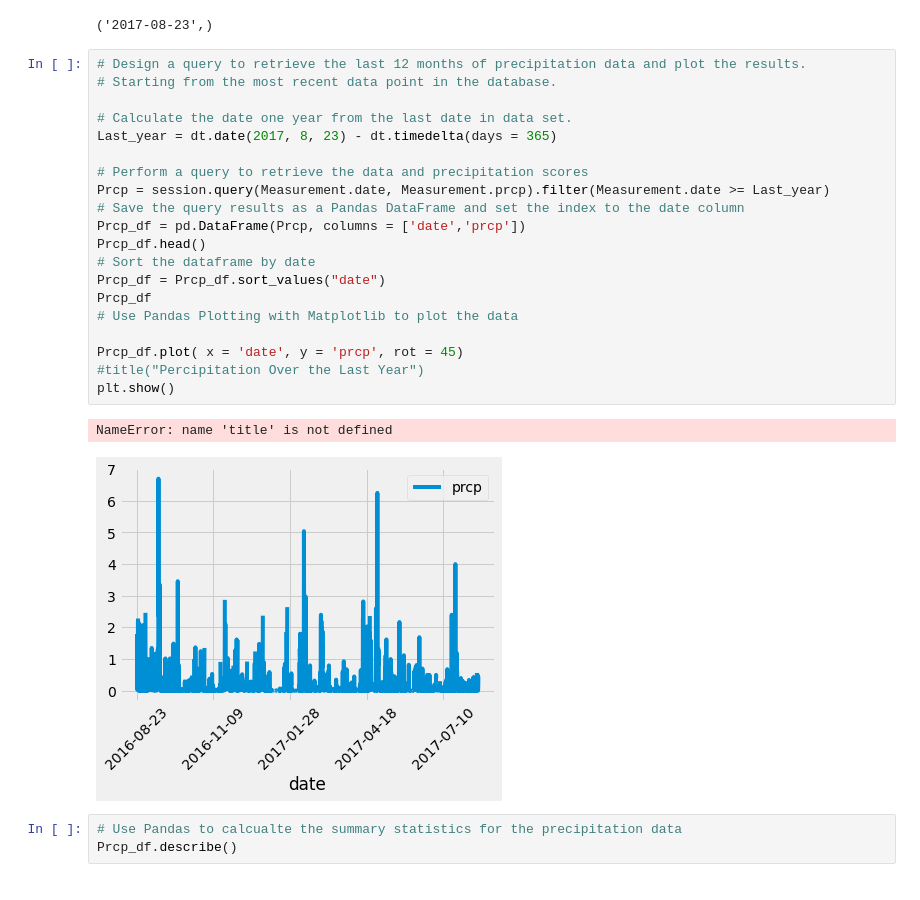
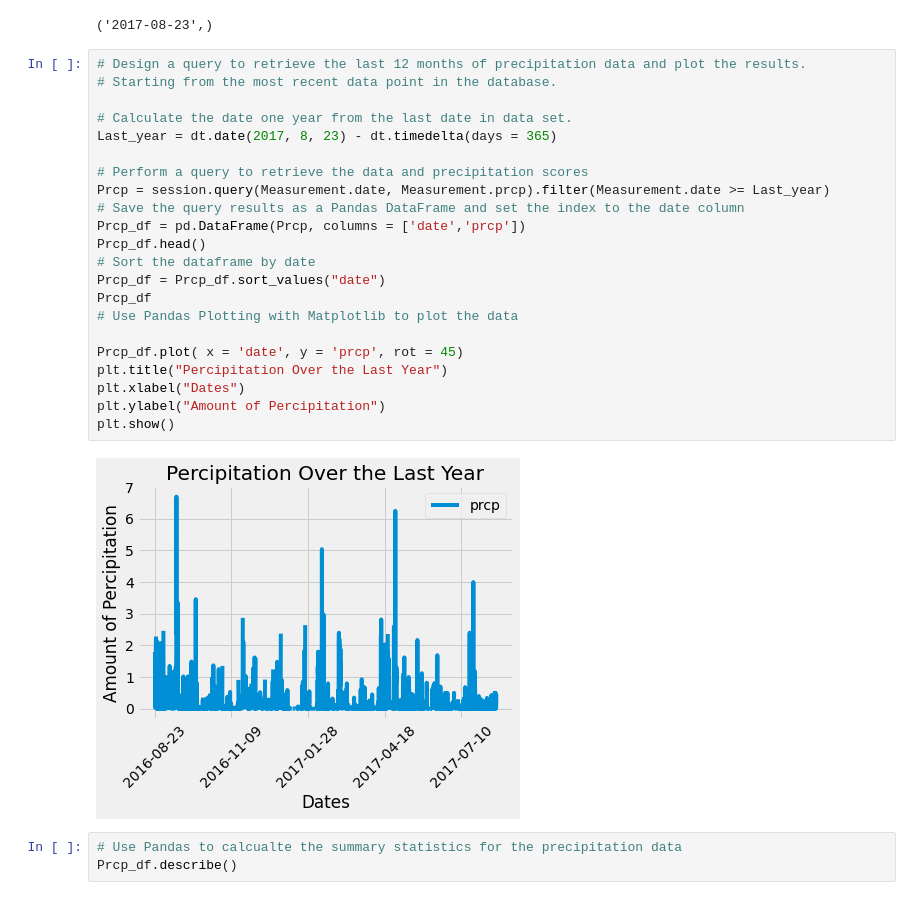
Before and after one commit to FastlifeFuture/sqlalchemy-challenge, a Jupyter notebook: climate_starter.ipynb, the cells around one changed output. Cells and saved outputs as stored; diff of their text form.

```diff
--- a/climate_starter.ipynb
+++ b/climate_starter.ipynb
@@ -47,26 +47,27 @@ most_recent_date
 # %%
 # Design a query to retrieve the last 12 months of precipitation data and plot the results.
 # Starting from the most recent data point in the database.
 
 # Calculate the date one year from the last date in data set.
 Last_year = dt.date(2017, 8, 23) - dt.timedelta(days = 365)
 
 # Perform a query to retrieve the data and precipitation scores
 Prcp = session.query(Measurement.date, Measurement.prcp).filter(Measurement.date >= Last_year)
 # Save the query results as a Pandas DataFrame and set the index to the date column
 Prcp_df = pd.DataFrame(Prcp, columns = ['date','prcp'])
 Prcp_df.head()
 # Sort the dataframe by date
 Prcp_df = Prcp_df.sort_values("date")
 Prcp_df
 # Use Pandas Plotting with Matplotlib to plot the data
 
 Prcp_df.plot( x = 'date', y = 'prcp', rot = 45)
-#title("Percipitation Over the Last Year")
+plt.title("Percipitation Over the Last Year")
+plt.xlabel("Dates")
+plt.ylabel("Amount of Percipitation")
 plt.show()
 # %% [output]
-NameError: name 'title' is not defined
-[figure, old version]
+[figure, new version]
 # %%
 # Use Pandas to calcualte the summary statistics for the precipitation data
 Prcp_df.describe()
```
Also changed, not shown: parts of 1 cell of this notebook, 1 other file.
